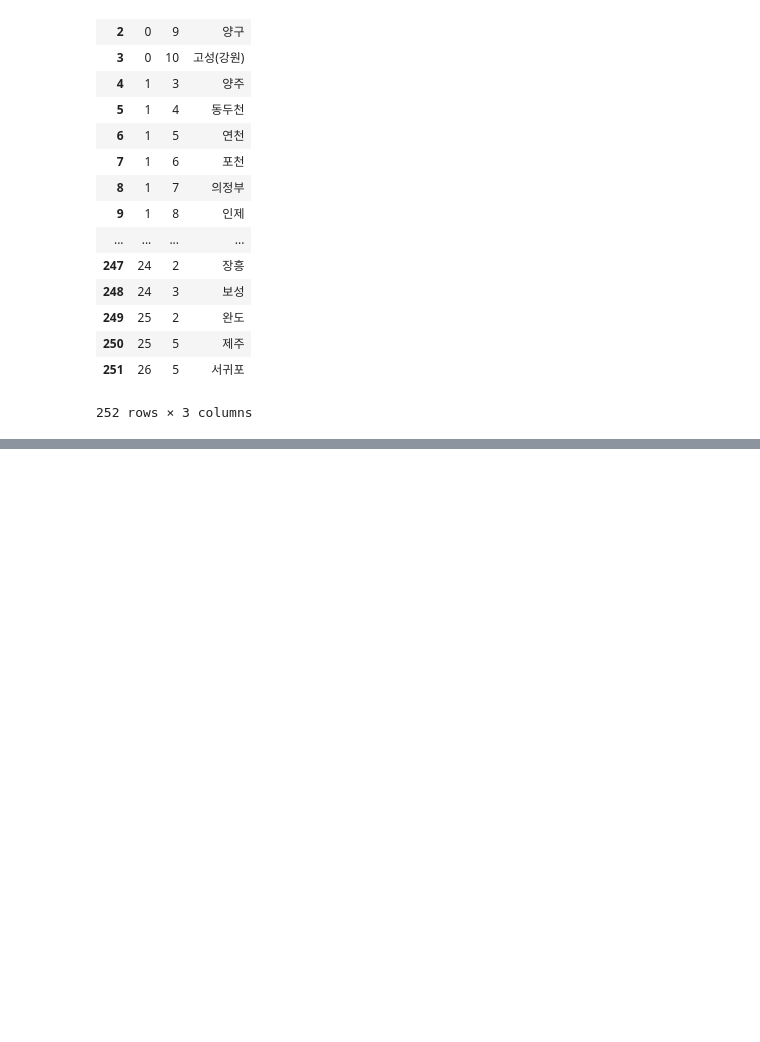
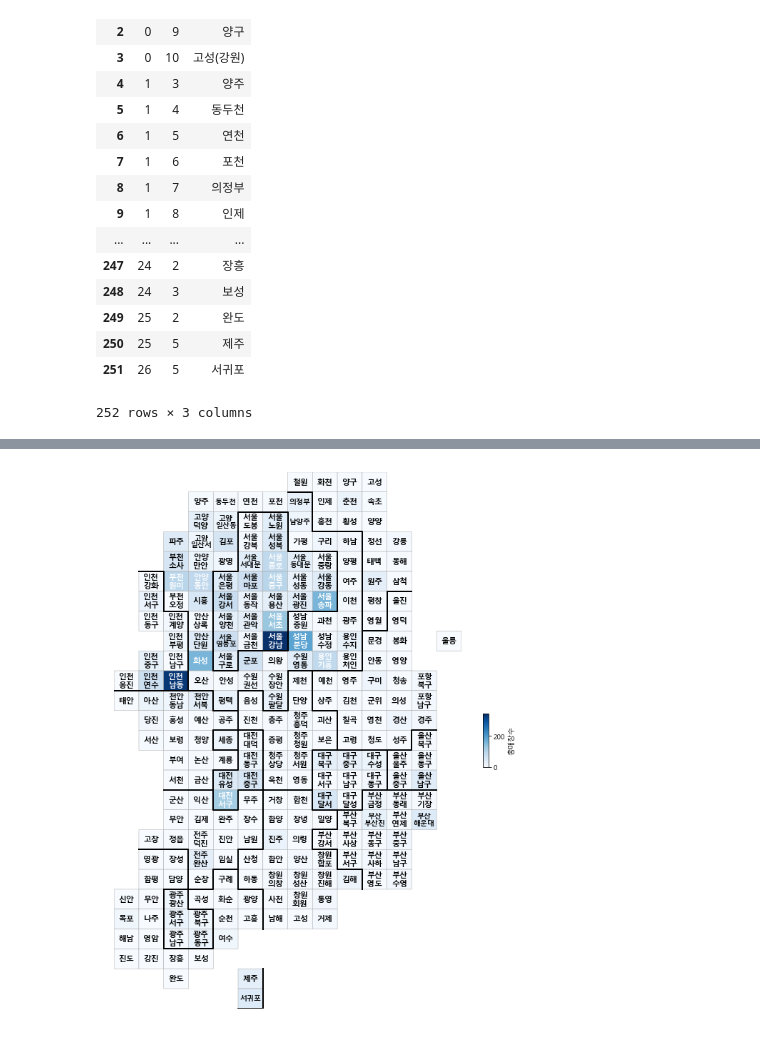
Before and after one commit to JadenChoi94/Python_DataScience, a Jupyter notebook: Coffee_index/커피지수.ipynb, the cells around one changed output, grey strips where cells are left out. Saved outputs shown, nothing was run; the diff lists cells and outputs as text; code cells hidden in the pictures; blank space fills up the shorter version.

```diff
--- a/Coffee_index/커피지수.ipynb
+++ b/Coffee_index/커피지수.ipynb
@@ -128,0 +156,5 @@ draw_korea_raw
+# %%
+# Coffee_Index와 draw_korea 합치기
+Coffee_Index = pd.merge(Coffee_Index, draw_korea, how='right', on=['ID'])
+Coffee_Index = Coffee_Index.fillna(0)
+Coffee_Index.head()
@@ -128,0 +170,4 @@ draw_korea_raw
+# %%
+mapdata = Coffee_Index.pivot_table(index='y', columns='x', values='총매장수')
+masked_mapdata = np.ma.masked_where(np.isnan(mapdata), mapdata)
+mapdata
@@ -129,10 +193,30 @@ draw_korea_raw
 # %%
+import pandas as pd
+import numpy as np
+import platform
+
+# 한글 사용하기
+path = "c:/Windows/Fonts/malgun.ttf"
+from matplotlib import font_manager, rc
+
+if platform.system() == 'Darwin':
+    rc('font', family='AppleGothic')
+elif platform.system() == 'Windows':
+    font_name = font_manager.FontProperties(fname=path).get_name()
+    rc('font', family=font_name)
+else:
+    print('Unknown system... sorry~~~~')
+
+plt.rcParams['axes.unicode_minus'] = False
+
+
+# 지도 함수 만들기
 def drawKorea(targetData, blockedMap, cmapname):
     gamma = 0.75
 
     whitelabelmin = (max(blockedMap[targetData]) -
-                                     min(blockedMap[targetData]))*0.25 + \
-                                                                min(blockedMap[targetData])
+                     min(blockedMap[targetData])) * 0.25 + \
+                     min(blockedMap[targetData])
 
     datalabel = targetData
 
@@ -149,10 +233,10 @@ def drawKorea(targetData, blockedMap, cmapname):
     # 지역 이름 표시
     for idx, row in blockedMap.iterrows():
         # 광역시는 구 이름이 겹치는 경우가 많아서 시단위 이름도 같이 표시한다.
-        #(중구, 서구)
-        if len(row['ID'].split())==2:
+        # (중구, 서구)
+        if len(row['ID'].split()) == 2:
             dispname = '{}\n{}'.format(row['ID'].split()[0], row['ID'].split()[1])
-        elif row['ID'][:2]=='고성':
+        elif row['ID'][:2] == '고성':
             dispname = '고성'
         else:
             dispname = row['ID']
@@ -164,11 +248,11 @@ def drawKorea(targetData, blockedMap, cmapname):
             fontsize, linespacing = 11, 1.
 
         annocolor = 'white' if row[targetData] > whitelabelmin else 'black'
-        plt.annotate(dispname, (row['x']+0.5, row['y']+0.5), weight='bold',
+        plt.annotate(dispname, (row['x'] + 0.5, row['y'] + 0.5), weight='bold',
                      fontsize=fontsize, ha='center', va='center', color=annocolor,
                      linespacing=linespacing)
 
-    # 시도 경계 그린다.
+    # 시도 경계를 그린다.
     for path in BORDER_LINES:
         ys, xs = zip(*path)
         plt.plot(xs, ys, c='black', lw=2)
@@ -223,0 +269,4 @@ plt.show()
+# %%
+drawKorea('총매장수', Coffee_Index, 'Blues')
+# %% [output]
+[figure, added]
```
Also changed, not shown: parts of 19 cells of this notebook, 8 other files.
